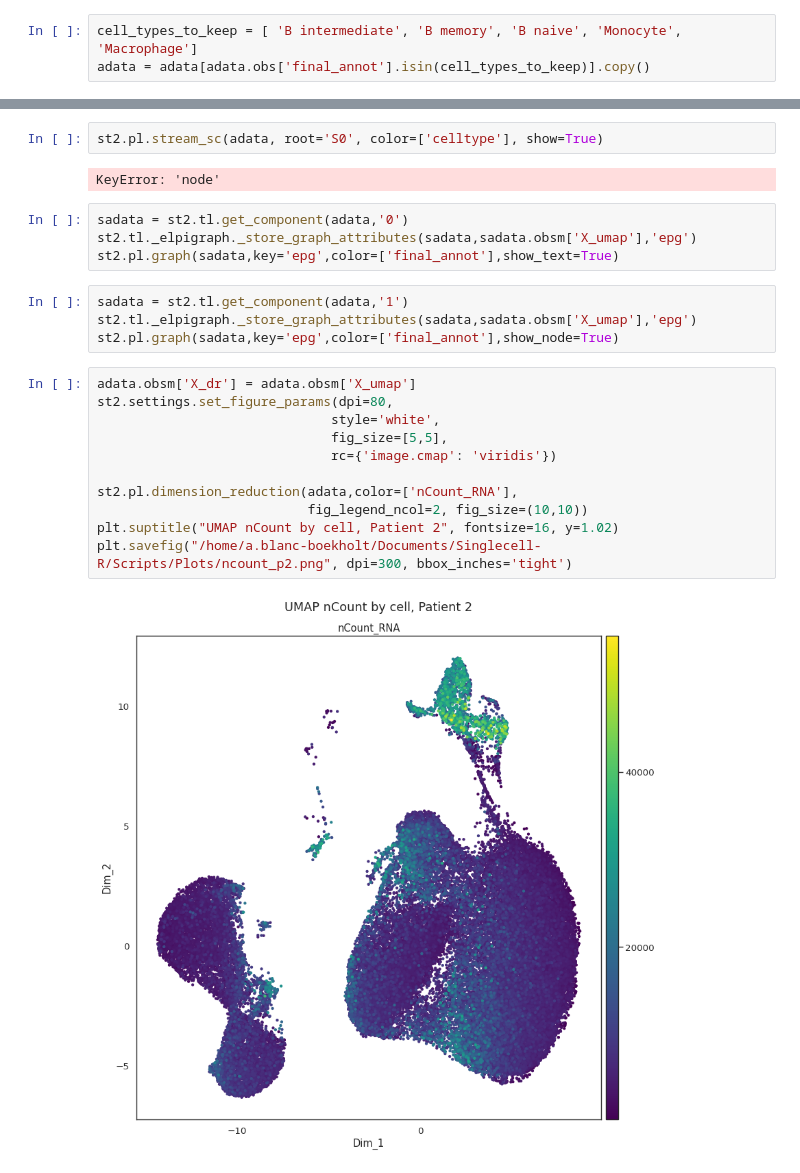
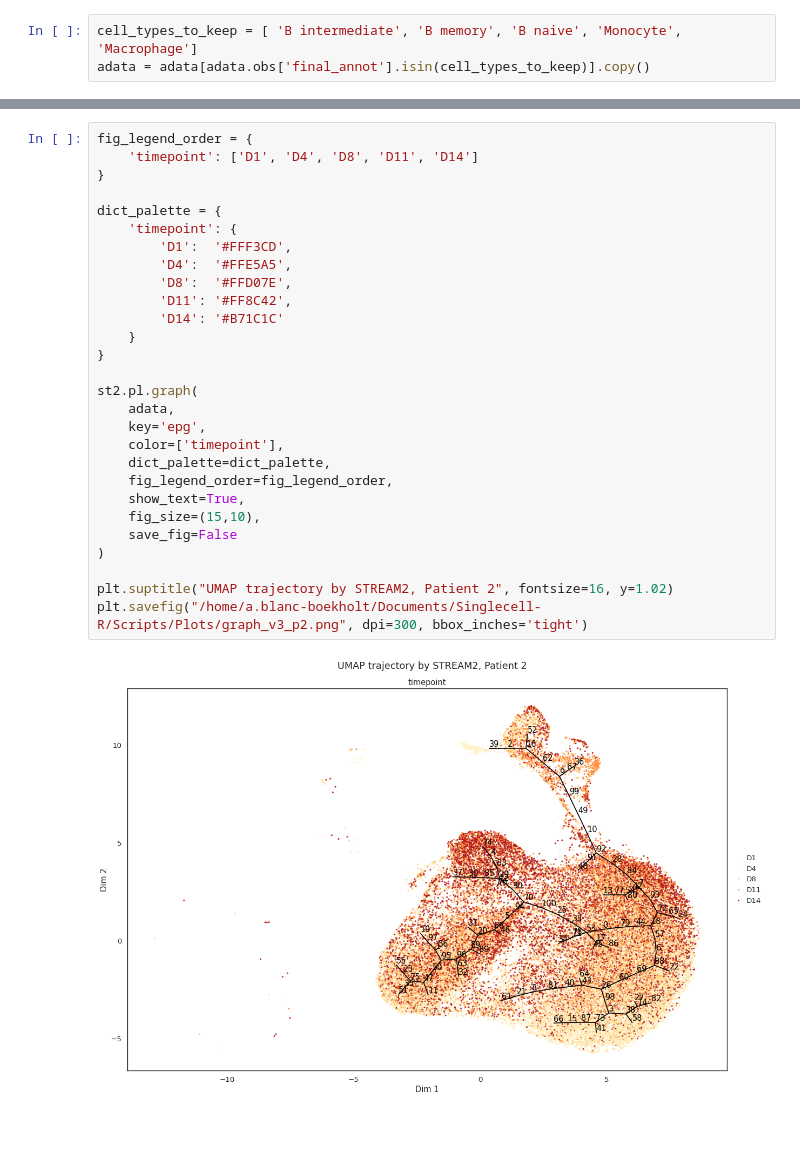
Before and after one commit to Augugustine/CITE-seq-analysis-CLL, a Jupyter notebook: 2-Analysis/Trajectory/STREAM2_patient2.ipynb, the cells around one changed output, grey strips where cells are left out. Cells and saved outputs as stored; diff of their text form; blank space fills up the shorter version.

Commit message:
update stream

```diff
--- a/2-Analysis/Trajectory/STREAM2_patient2.ipynb
+++ b/2-Analysis/Trajectory/STREAM2_patient2.ipynb
@@ -91,26 +74,31 @@ plt.savefig("/home/a.blanc-boekholt/Documents/Singlecell-R/Scripts/Plots/graph_v
-# %%
-st2.pl.stream_sc(adata, root='S0', color=['celltype'], show=True)
-# %% [output]
-KeyError: 'node'
-# %%
-sadata = st2.tl.get_component(adata,'0')
-st2.tl._elpigraph._store_graph_attributes(sadata,sadata.obsm['X_umap'],'epg')
-st2.pl.graph(sadata,key='epg',color=['final_annot'],show_text=True)
-# %%
-sadata = st2.tl.get_component(adata,'1')
-st2.tl._elpigraph._store_graph_attributes(sadata,sadata.obsm['X_umap'],'epg')
-st2.pl.graph(sadata,key='epg',color=['final_annot'],show_node=True)
 # %%
-adata.obsm['X_dr'] = adata.obsm['X_umap']
-st2.settings.set_figure_params(dpi=80,
-                              style='white',
-                              fig_size=[5,5],
-                              rc={'image.cmap': 'viridis'})
+fig_legend_order = {
+    'timepoint': ['D1', 'D4', 'D8', 'D11', 'D14']
+}
 
-st2.pl.dimension_reduction(adata,color=['nCount_RNA'],
-                           fig_legend_ncol=2, fig_size=(10,10))
-plt.suptitle("UMAP nCount by cell, Patient 2", fontsize=16, y=1.02)
-plt.savefig("/home/a.blanc-boekholt/Documents/Singlecell-R/Scripts/Plots/ncount_p2.png", dpi=300, bbox_inches='tight')
+dict_palette = {
+    'timepoint': {
+        'D1':  '#FFF3CD',
+        'D4':  '#FFE5A5',
+        'D8':  '#FFD07E',
+        'D11': '#FF8C42',
+        'D14': '#B71C1C'
+    }
+}
+
+st2.pl.graph(
+    adata,
+    key='epg',
+    color=['timepoint'],
+    dict_palette=dict_palette,
+    fig_legend_order=fig_legend_order,
+    show_text=True,
+    fig_size=(15,10),
+    save_fig=False
+)
+
+plt.suptitle("UMAP trajectory by STREAM2, Patient 2", fontsize=16, y=1.02)
+plt.savefig("/home/a.blanc-boekholt/Documents/Singlecell-R/Scripts/Plots/graph_v3_p2.png", dpi=300, bbox_inches='tight')
 # %% [output]
-[figure, old version]
+[figure, new version]
 # %%
```
Also changed, not shown: parts of 26 cells of this notebook, 1 other file.
